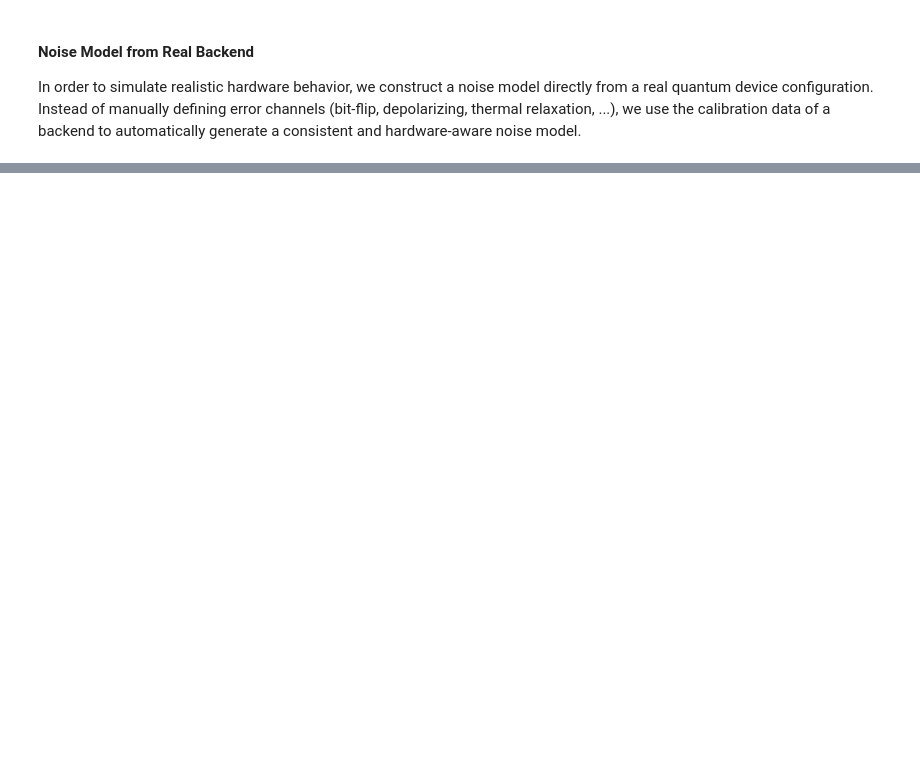
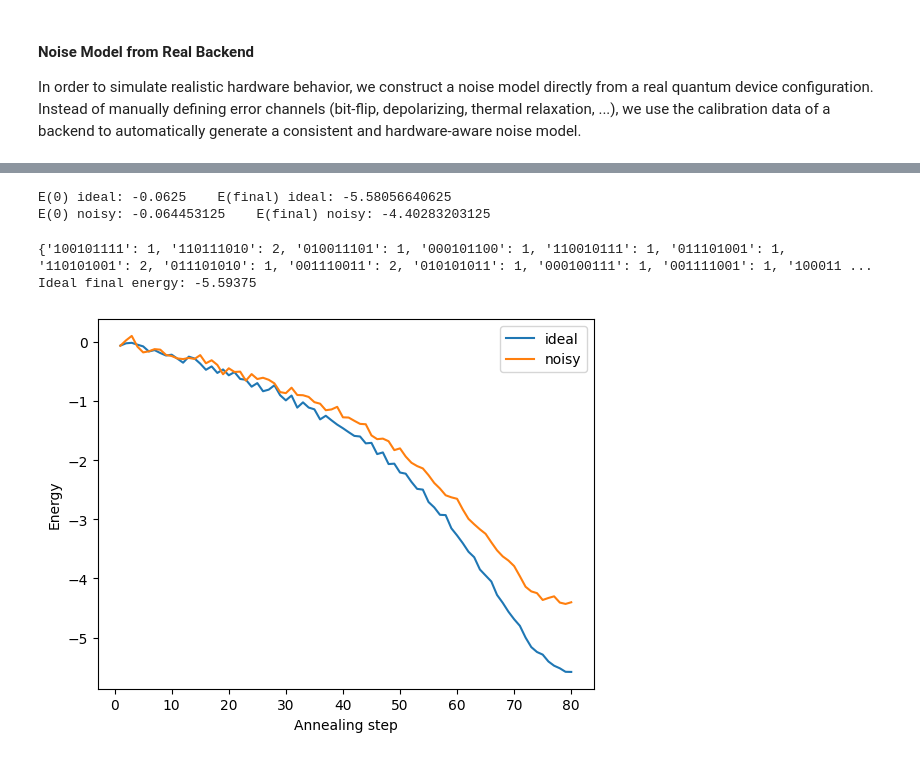
Before and after one commit to mwauters92/TIQIT_tutorial, a Jupyter notebook: Tutorial 03.ipynb, the cells around one changed output, grey strips where cells are left out. Saved outputs shown, nothing was run; the diff lists cells and outputs as text; code cells hidden in the pictures; blank space fills up the shorter version.

Commit message:
annealing

```diff
--- a/Tutorial 03.ipynb
+++ b/Tutorial 03.ipynb
@@ -657,0 +766,45 @@ plt.legend()
+# %%
+ideal_energy_steps = [ising_energy(c, J, A) for c in ideal_counts_list]
+noisy_energy_steps = [ising_energy(c, J, A) for c in noisy_counts_list]
+
+print("E(0) ideal:", ideal_energy_steps[0], "   E(final) ideal:", ideal_energy_steps[-1])
+print("E(0) noisy:", noisy_energy_steps[0], "   E(final) noisy:", noisy_energy_steps[-1])
+# %% [output]
+E(0) ideal: -0.0625    E(final) ideal: -5.58056640625
+E(0) noisy: -0.064453125    E(final) noisy: -4.40283203125
+# %%
+# without measuring all the circuits
+
+n_steps = 80
+qa_circs_only = quantum_annealing_circuits(G, J=J, h=h, T=5.0, n_steps=n_steps, measure_basis=False)
+
+#measure of the final circuit only
+circ = qa_circs_only[-1]
+n = G.number_of_nodes()
+
+circ_meas = QuantumCircuit(n, n)
+circ_meas.compose(circ, inplace=True)
+circ_meas.measure(range(n), range(n))
+
+ideal_counts_final = AerSimulator().run(circ_meas, shots=4096).result().get_counts()
+ideal_energy_final = ising_energy(ideal_counts_final, J, A)
+
+print(ideal_counts_final)
+print("Ideal final energy:", ideal_energy_final)
+# %% [output]
+{'100101111': 1, '110111010': 2, '010011101': 1, '000101100': 1, '110010111': 1, '011101001': 1, '110101001': 2, '011101010': 1, '001110011': 2, '010101011': 1, '000100111': 1, '001111001': 1, '100011 ...
+Ideal final energy: -5.59375
+# %%
+import matplotlib.pyplot as plt
+
+steps = np.arange(1, n_steps + 1)
+
+plt.figure()
+plt.plot(steps, ideal_energy_steps, label="ideal")
+plt.plot(steps, noisy_energy_steps, label="noisy")
+plt.xlabel("Annealing step")
+plt.ylabel("Energy")
+plt.legend()
+plt.show()
+# %% [output]
+[figure, added]
```
Also changed, not shown: parts of 12 cells of this notebook.
